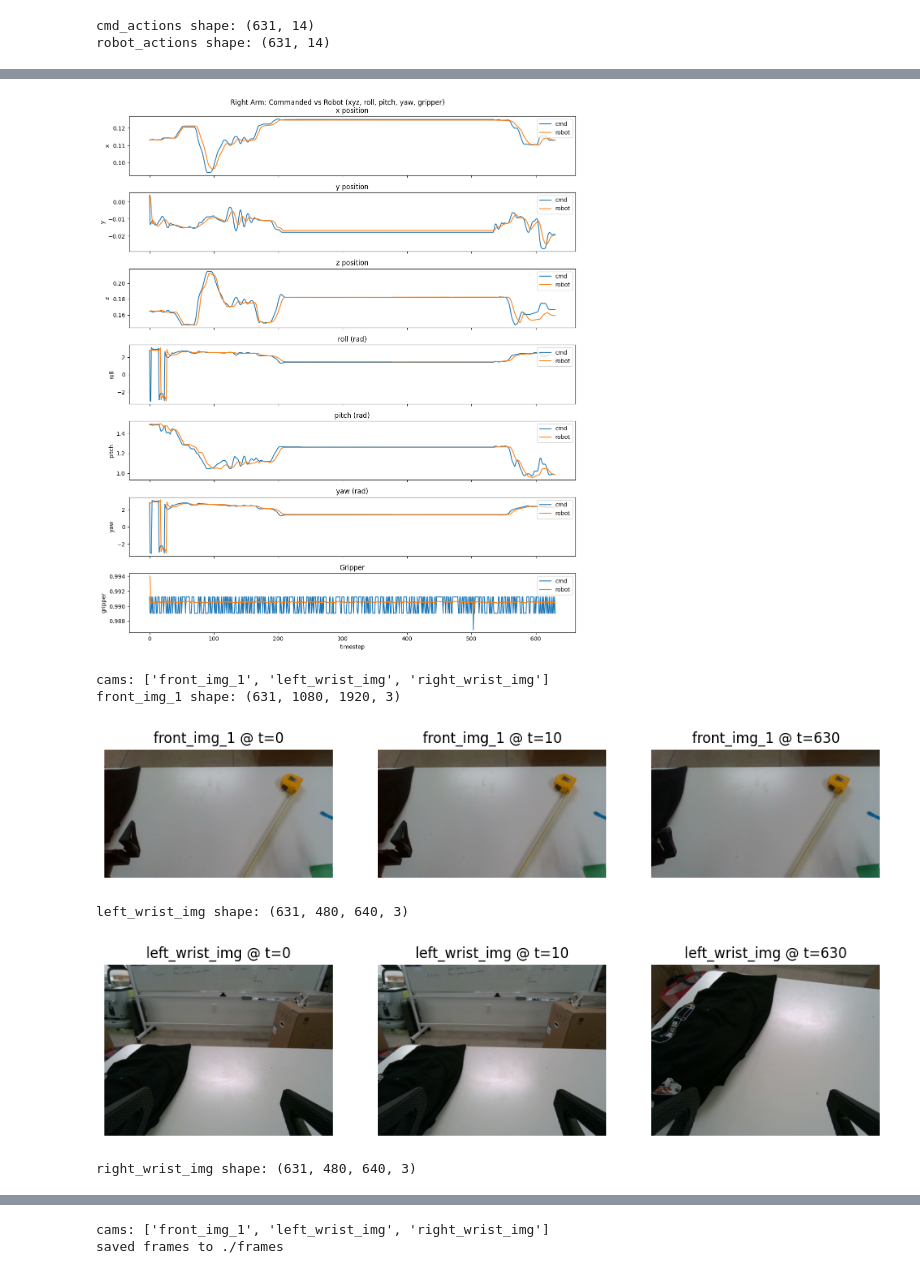
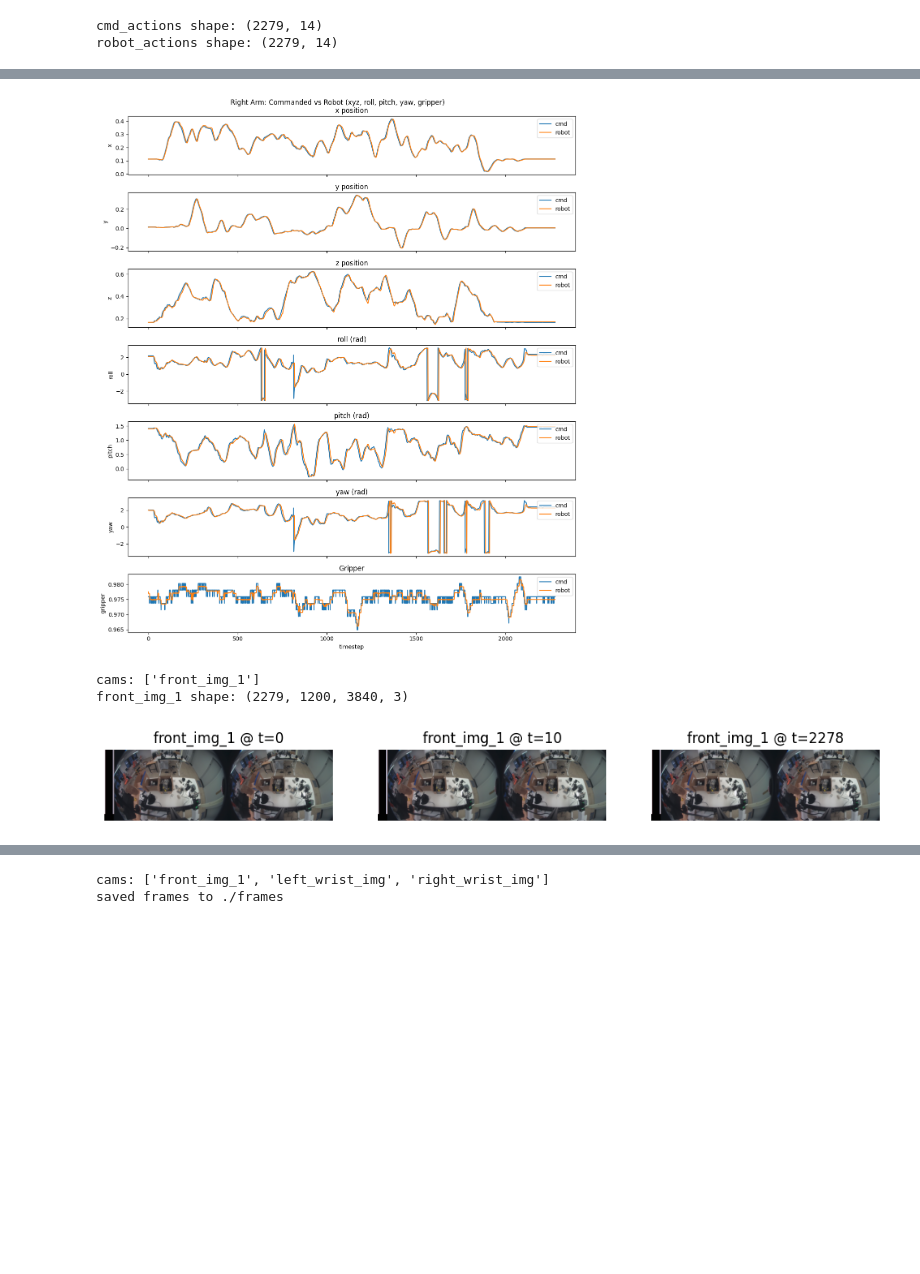
Before and after one commit to mecka-ai/EgoVerse, a Jupyter notebook: egomimic/robot/data_visualization.ipynb, the cells around one changed output, grey strips where cells are left out. Saved outputs shown, nothing was run; the diff lists cells and outputs as text; code cells hidden in the pictures; blank space fills up the shorter version.

```diff
--- a/egomimic/robot/data_visualization.ipynb
+++ b/egomimic/robot/data_visualization.ipynb
@@ -4,7 +4,7 @@ import matplotlib.pyplot as plt
 import h5py
 import numpy as np
 
-h5_path = "/home/mecka/EgoVerse/demos/demo_0.hdf5"  # <- change this
+h5_path = "/home/mecka/EgoVerse/egomimic/robot/YAM/demos/demo_0.hdf5"  # <- change this
 
 with h5py.File(h5_path, "r") as f:
     # 1) load action
@@ -98,5 +98,5 @@ with h5py.File(h5_path, "r") as f:
             axs[j].axis("off")
         plt.show()
 # %% [output]
-cmd_actions shape: (631, 14)
-robot_actions shape: (631, 14)
+cmd_actions shape: (2279, 14)
+robot_actions shape: (2279, 14)
@@ -104,7 +104,4 @@ robot_actions shape: (631, 14)
-[figure, old version]
+[figure, new version]
-cams: ['front_img_1', 'left_wrist_img', 'right_wrist_img']
-front_img_1 shape: (631, 1080, 1920, 3)
+cams: ['front_img_1']
+front_img_1 shape: (2279, 1200, 3840, 3)
-[figure, old version]
+[figure, new version]
-left_wrist_img shape: (631, 480, 640, 3)
-[figure, removed]
-right_wrist_img shape: (631, 480, 640, 3)
```
Also changed, not shown: parts of 1 cell of this notebook, 2 other files.
